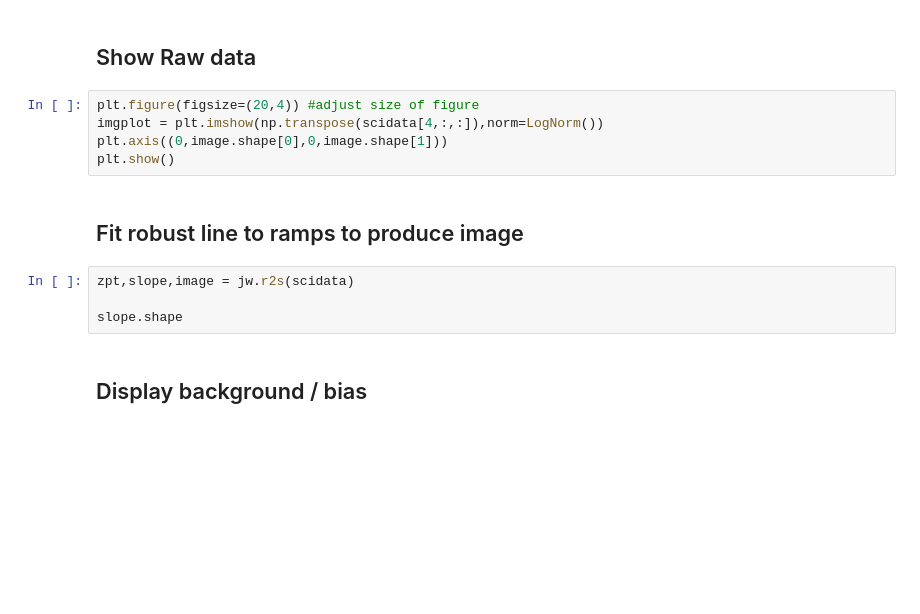
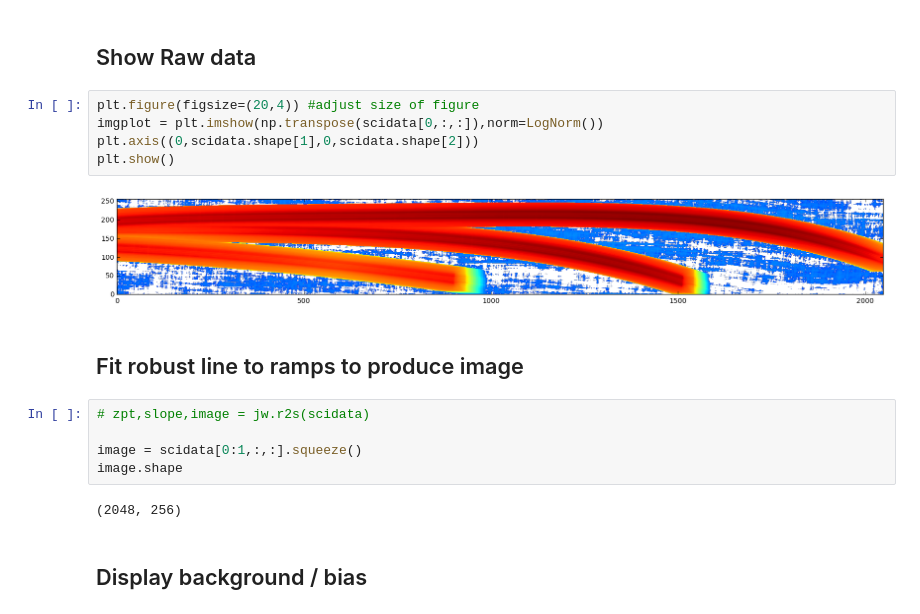
Before and after one commit to AntoineDarveau/NIRISS_extraction, a Jupyter notebook: Examples and Checks.ipynb, the cells around one changed output. Cells and saved outputs as stored; diff of their text form; blank space fills up the shorter version.

```diff
--- a/Examples and Checks.ipynb
+++ b/Examples and Checks.ipynb
@@ -90,15 +112,20 @@ Connections are now closed.
 ## Show Raw data
 # %%
 plt.figure(figsize=(20,4)) #adjust size of figure
-imgplot = plt.imshow(np.transpose(scidata[4,:,:]),norm=LogNorm())
-plt.axis((0,image.shape[0],0,image.shape[1]))
+imgplot = plt.imshow(np.transpose(scidata[0,:,:]),norm=LogNorm())
+plt.axis((0,scidata.shape[1],0,scidata.shape[2]))
 plt.show()
+# %% [output]
+[figure, added]
 # %% [markdown]
 ## Fit robust line to ramps to produce image
 # %%
-zpt,slope,image = jw.r2s(scidata)
+# zpt,slope,image = jw.r2s(scidata)
 
-slope.shape
+image = scidata[0:1,:,:].squeeze()
+image.shape
+# %% [output]
+(2048, 256)
 # %% [markdown]
 ## Display background / bias
 # %%
```
Also changed, not shown: parts of 6 cells of this notebook, 5 other files.
